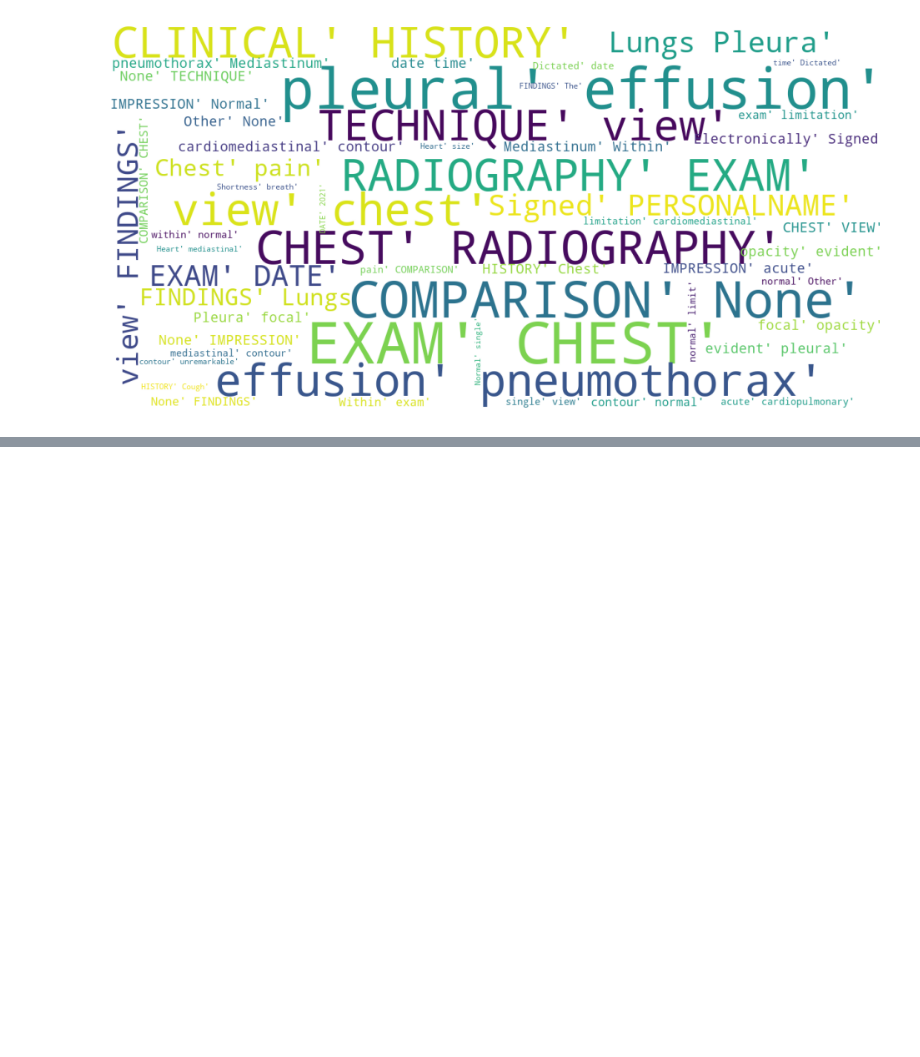
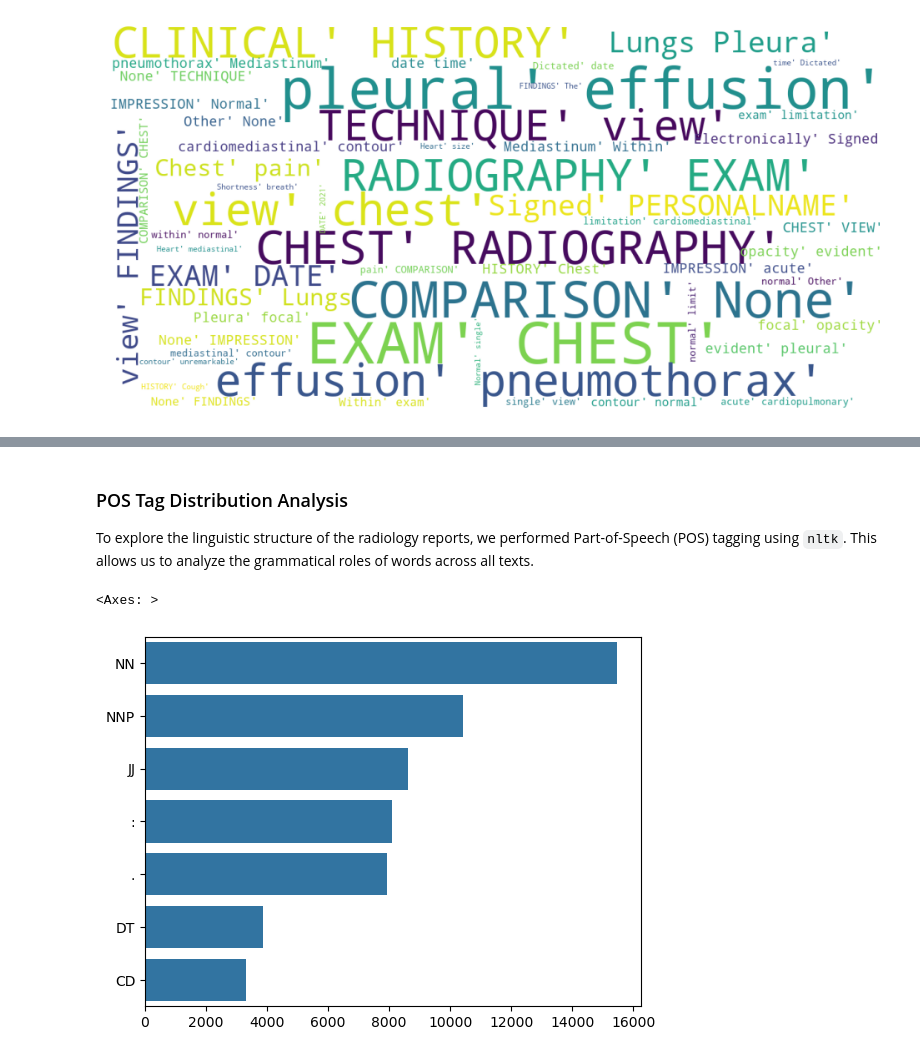
Before and after one commit to mousdid/open_avenues_build_medical_nlp, a Jupyter notebook: notebooks/EDA.ipynb, the cells around one changed output, grey strips where cells are left out. Cells and saved outputs as stored; diff of their text form; code cells hidden in the pictures; blank space fills up the shorter version.

```diff
--- a/notebooks/EDA.ipynb
+++ b/notebooks/EDA.ipynb
@@ -326,0 +350,19 @@ show_wordcloud(corpus)
+# %% [markdown]
+### POS Tag Distribution Analysis
+
+To explore the linguistic structure of the radiology reports, we performed Part-of-Speech (POS) tagging using `nltk`. This allows us to analyze the grammatical roles of words across all texts.
+# %%
+def pos(text):
+    pos=nltk.pos_tag(word_tokenize(text))
+    pos=list(map(list,zip(*pos)))[1]
+    return pos
+
+tags=reports['ReportText'].apply(lambda x : pos(x))
+tags=[x for l in tags for x in l]
+counter=Counter(tags)
+
+x,y=list(map(list,zip(*counter.most_common(7))))
+sns.barplot(x=y,y=x)
+# %% [output]
+<Axes: >
+[figure, added]
```
Also changed, not shown: parts of 21 cells of this notebook.
